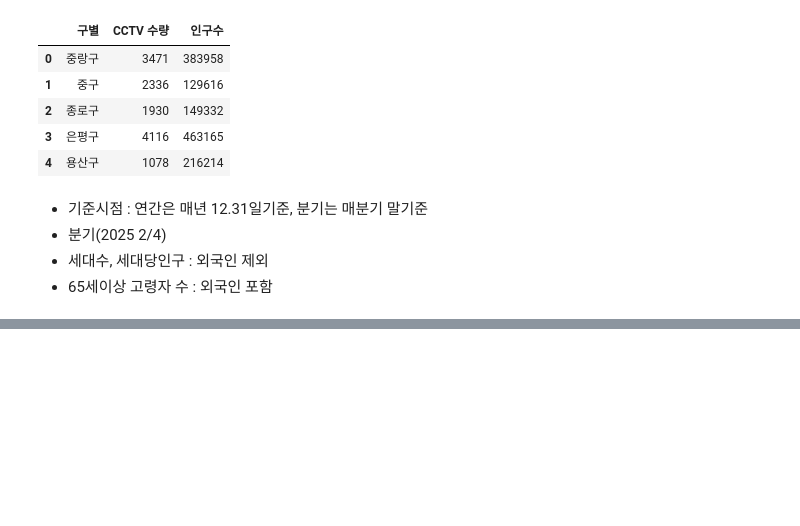
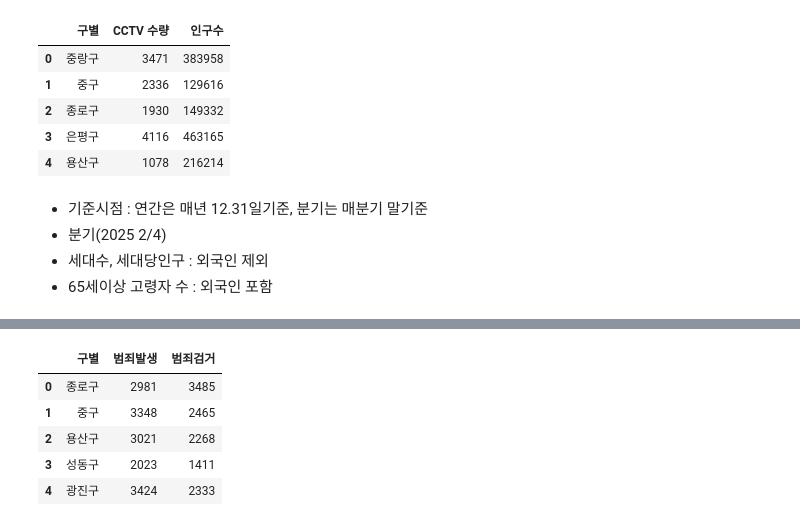
Before and after one commit to ppvid/DataAnalysis, a Jupyter notebook: 데이터 시각화/시각화(1).ipynb, the cells around one changed output, grey strips where cells are left out. Saved outputs shown, nothing was run; the diff lists cells and outputs as text; code cells hidden in the pictures; blank space fills up the shorter version.

```diff
--- a/데이터 시각화/시각화(1).ipynb
+++ b/데이터 시각화/시각화(1).ipynb
@@ -151,0 +179,14 @@ crime_seoul = crime_seoul.drop(index=0).reset_index(drop=True)
+# %%
+crime_seoul=crime_seoul.rename(columns={'자치구별(2)_자치구별(2)':'구별',
+                                        '소계_발생':'범죄발생',
+                                        '소계_검거':'범죄검거'})
+crime_seoul=crime_seoul[['구별','범죄발생','범죄검거']]
+crime_seoul=crime_seoul[crime_seoul['구별']!='소계'].reset_index(drop=True)
+crime_seoul.head()
+# %% [output]
+|  | 구별 | 범죄발생 | 범죄검거 |
+| 0 | 종로구 | 2981 | 3485 |
+| 1 | 중구 | 3348 | 2465 |
+| 2 | 용산구 | 3021 | 2268 |
+| 3 | 성동구 | 2023 | 1411 |
+| 4 | 광진구 | 3424 | 2333 |
```
Also changed, not shown: parts of 15 cells of this notebook.
